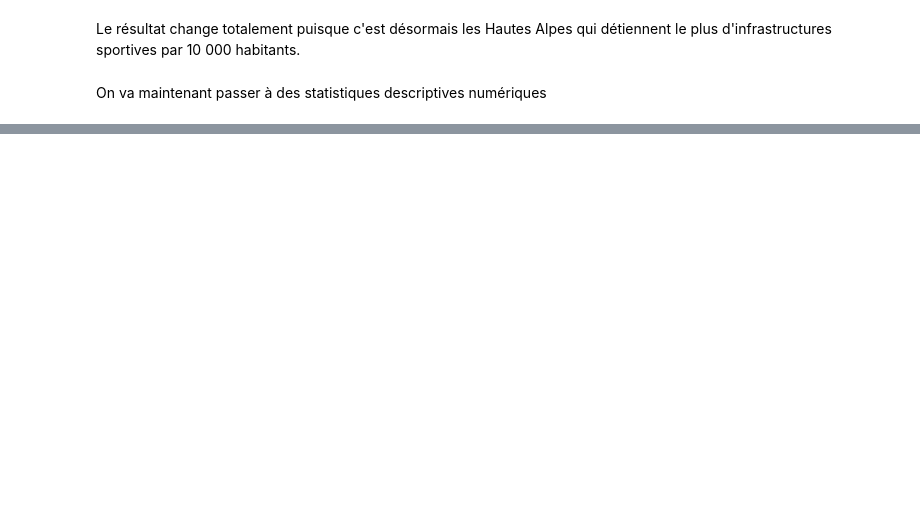
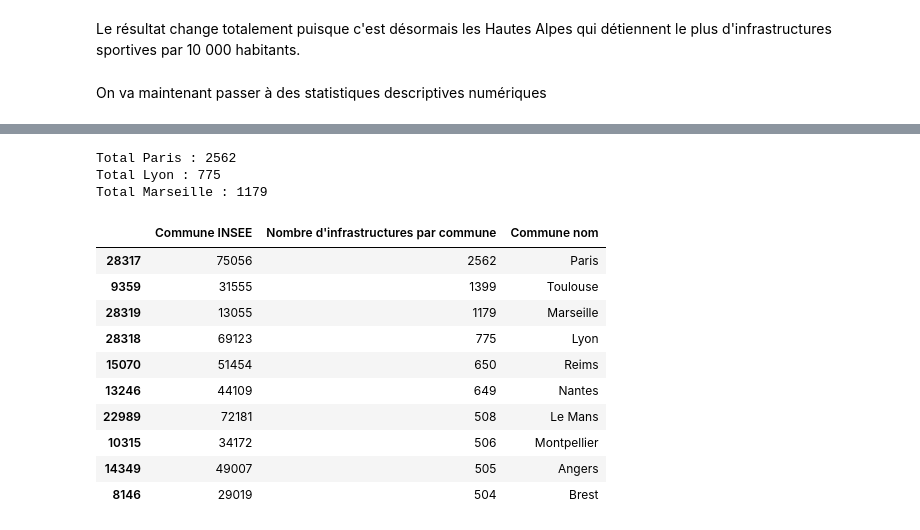
Before and after one commit to MaximeHirsch/Projet-python-deserts-sportifs, a Jupyter notebook: Projet.ipynb, the cells around one changed output, grey strips where cells are left out. Cells and saved outputs as stored; diff of their text form; code cells hidden in the pictures; blank space fills up the shorter version.

```diff
--- a/Projet.ipynb
+++ b/Projet.ipynb
@@ -431,14 +610,69 @@ infra_par_commune.sort_values("Nombre d'infrastructures", ascending=False).head(
 # %%
 arrondissements_paris = df_final.copy()[
     df_final["Commune INSEE"].astype(str).between("75100", "75120")
 ]
 
-infra_par_arrdt = (
+infra_par_arrdt_Paris = (
     arrondissements_paris
     .groupby("Commune nom")
     .size()
     .reset_index(name="Nombre d'infrastructures")
     .sort_values("Nombre d'infrastructures", ascending=False)
 )
 
-infra_par_arrdt
+arrondissements_marseille = df_final.copy()[
+    df_final["Commune INSEE"].astype(str).between("13201", "13216")
+]
+
+infra_par_arrdt_Marseille = (
+    arrondissements_marseille
+    .groupby("Commune nom")
+    .size()
+    .reset_index(name="Nombre d'infrastructures")
+    .sort_values("Nombre d'infrastructures", ascending=False)
+)
+
+# Arrondissements de Lyon : 69381 à 69389
+arrondissements_lyon = df_final.copy()[
+    df_final["Commune INSEE"].astype(str).between("69381", "69389")
+]
+
+infra_par_arrdt_Lyon = (
+    arrondissements_lyon
+    .groupby("Commune nom")
+    .size()
+    .reset_index(name="Nombre d'infrastructures")
+    .sort_values("Nombre d'infrastructures", ascending=False)
+)
+
+total_paris = infra_par_arrdt_Paris["Nombre d'infrastructures"].sum()
+total_lyon = infra_par_arrdt_Lyon["Nombre d'infrastructures"].sum()
+total_marseille = infra_par_arrdt_Marseille["Nombre d'infrastructures"].sum()
+
+print("Total Paris :", total_paris)
+print("Total Lyon :", total_lyon)
+print("Total Marseille :", total_marseille)
+
+villes_majeures = pd.DataFrame([
+    {"Commune INSEE": "75056", "Nombre d'infrastructures par commune": total_paris,      "Commune nom": "Paris"},
+    {"Commune INSEE": "69123", "Nombre d'infrastructures par commune": total_lyon,       "Commune nom": "Lyon"},
+    {"Commune INSEE": "13055", "Nombre d'infrastructures par commune": total_marseille,  "Commune nom": "Marseille"},
+])
+infra_par_commune = pd.concat([infra_par_commune, villes_majeures], ignore_index=True)
+
+infra_par_commune.sort_values("Nombre d'infrastructures par commune", ascending=False).head(10)
+# %% [output]
+Total Paris : 2562
+Total Lyon : 775
+Total Marseille : 1179
+|  | Commune INSEE | Nombre d'infrastructures par commune | Commune nom |
+| 28317 | 75056 | 2562 | Paris |
+| 9359 | 31555 | 1399 | Toulouse |
+| 28319 | 13055 | 1179 | Marseille |
+| 28318 | 69123 | 775 | Lyon |
+| 15070 | 51454 | 650 | Reims |
+| 13246 | 44109 | 649 | Nantes |
+| 22989 | 72181 | 508 | Le Mans |
+| 10315 | 34172 | 506 | Montpellier |
+| 14349 | 49007 | 505 | Angers |
+| 8146 | 29019 | 504 | Brest |
```
Also changed, not shown: parts of 42 cells of this notebook, 3 other files.
